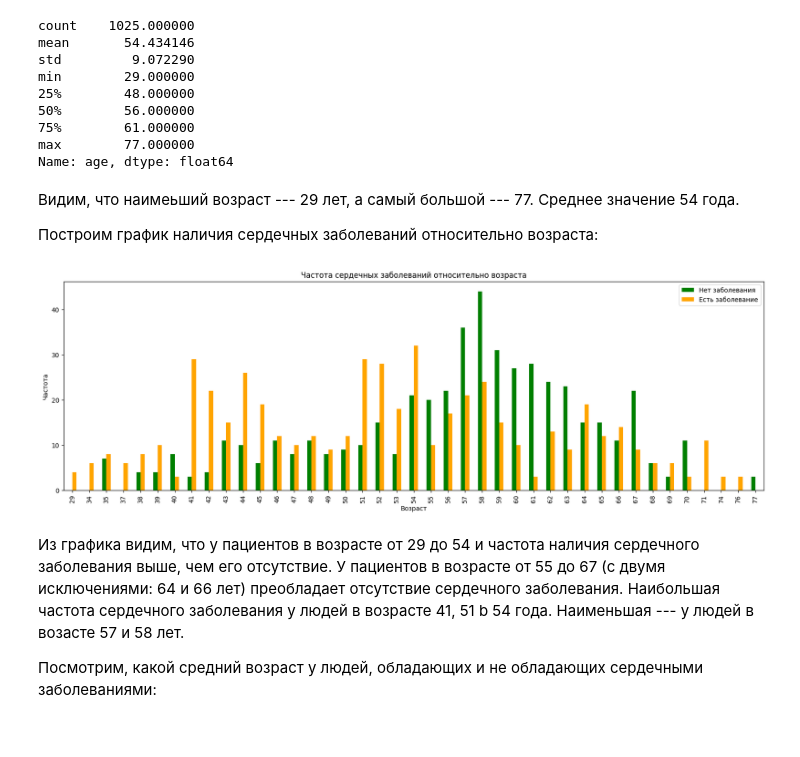
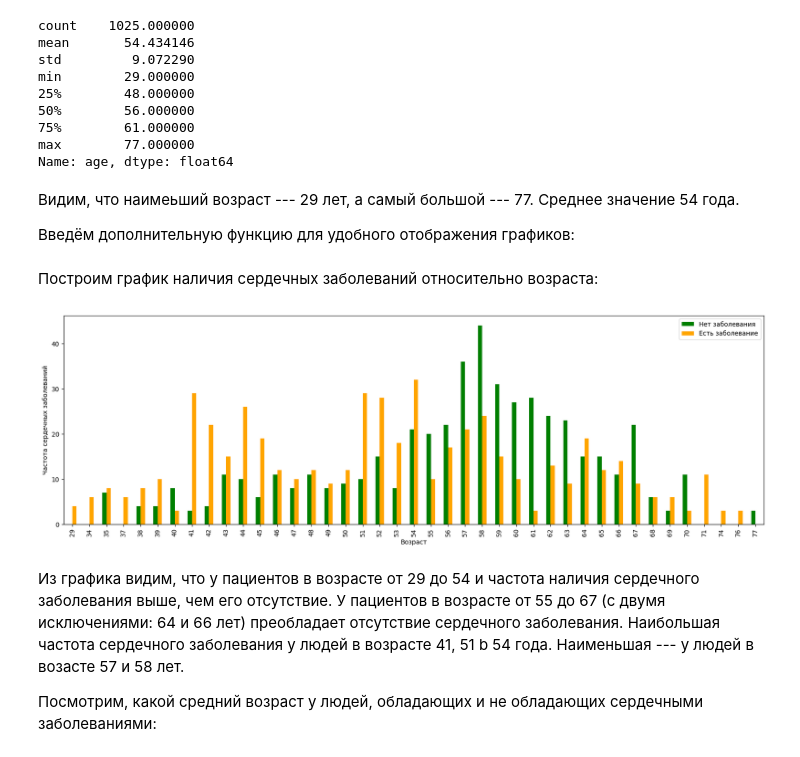
Before and after one commit to daniil-steperev/-SPBU-Machine-Learning-Homework, a Jupyter notebook: [Task2] Classification/Classification.ipynb, the cells around one changed output. Drawn from its saved outputs; the diff is of its cells as text; code cells hidden in the pictures.

```diff
--- a/[Task2] Classification/Classification.ipynb
+++ b/[Task2] Classification/Classification.ipynb
@@ -124,16 +134,20 @@ Name: age, dtype: float64
 # %% [markdown]
 Видим, что наимеьший возраст --- 29 лет, а самый большой --- 77. Среднее значение 54 года.
 
-Построим график наличия сердечных заболеваний относительно возраста:
+Введём дополнительную функцию для удобного отображения графиков:
+# %%
+def show_target_crosstab(x_param, x_param_name = "", figsize_number = 20):
+    pd.crosstab(df[x_param], df.target).plot(kind="bar", figsize=(figsize_number, 6), color=['green','orange'])
+    plt.xlabel(x_param_name)
+    plt.ylabel('Частота сердечных заболеваний')
+    plt.legend(["Нет заболевания", "Есть заболевание"])
+    plt.show()
+# %% [markdown]
+Построим график наличия сердечных заболеваний относительно возраста:
 # %%
-pd.crosstab(df.age, df.target).plot(kind="bar", figsize=(20, 6), color=['green','orange'])
-plt.title('Частота сердечных заболеваний относительно возраста')
-plt.xlabel('Возраст')
-plt.ylabel('Частота')
-plt.legend(["Нет заболевания", "Есть заболевание"])
-plt.show()
+show_target_crosstab('age', 'Возраст')
 # %% [output]
-[figure, old version]
+[figure, new version]
 # %% [markdown]
 Из графика видим, что у пациентов в возрасте от 29 до 54 и частота наличия сердечного заболевания выше, чем его отсутствие. У пациентов в возрасте от 55 до 67 (с двумя исключениями: 64 и 66 лет) преобладает отсутствие сердечного заболевания. Наибольшая частота сердечного заболевания у людей в возрасте 41, 51 b 54 года. Наименьшая --- у людей в возасте 57 и 58 лет.
 
```
Also changed, not shown: parts of 41 cells of this notebook.
